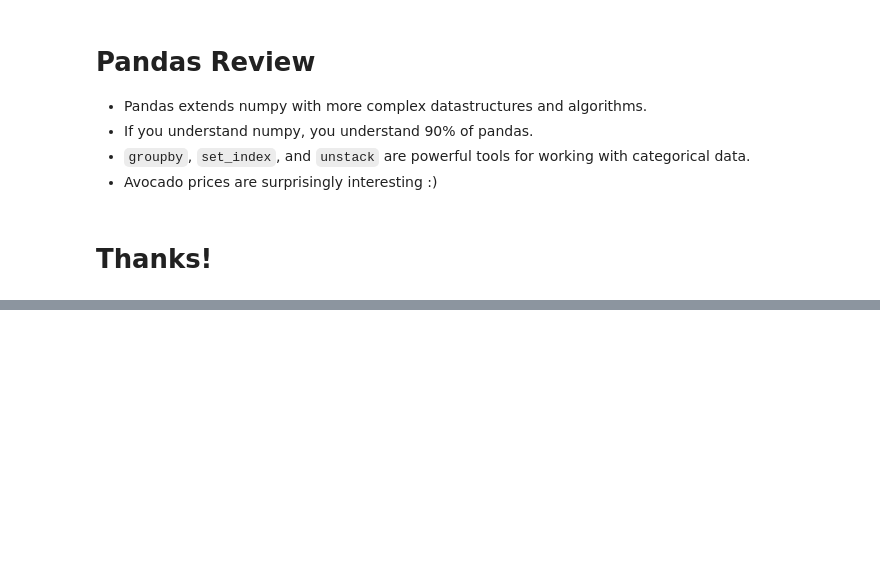
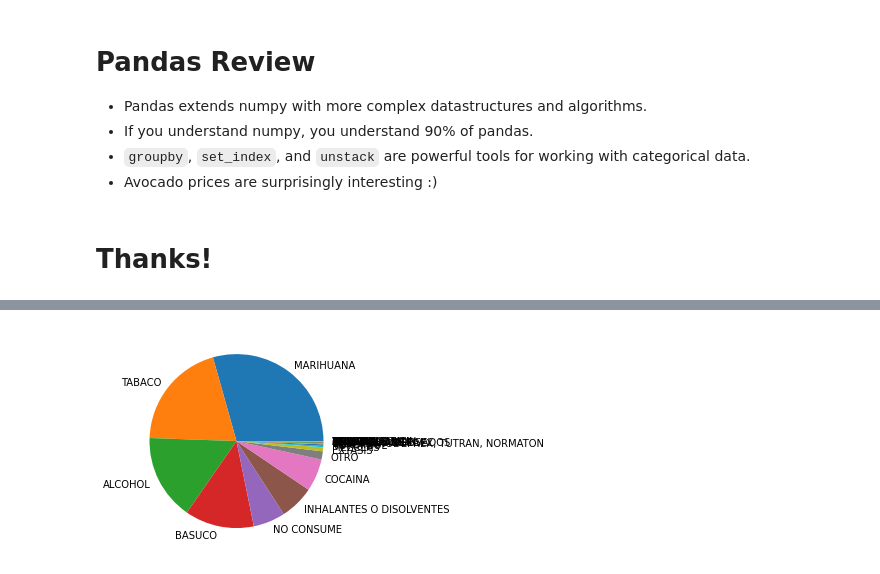
Before and after one commit to Rguarnizo/AlgorithmsUN2021I, a Jupyter notebook: Lab2/rguarnizoscottsanderson.ipynb, the cells around one changed output, grey strips where cells are left out. Saved outputs shown, nothing was run; the diff lists cells and outputs as text; code cells hidden in the pictures; blank space fills up the shorter version.

```diff
--- a/Lab2/rguarnizoscottsanderson.ipynb
+++ b/Lab2/rguarnizoscottsanderson.ipynb
@@ -1011,0 +1122,4 @@ ax.set_xticklabels(ax.get_xticklabels(), rotation=45);
+# %%
+plt.pie(drugs_consume_2019['HOMBRE'],labels=drugs_consume_2019['NOMBRE_SPA']);
+# %% [output]
+[figure, added]
```
Also changed, not shown: parts of 19 cells of this notebook, 1 other file.
